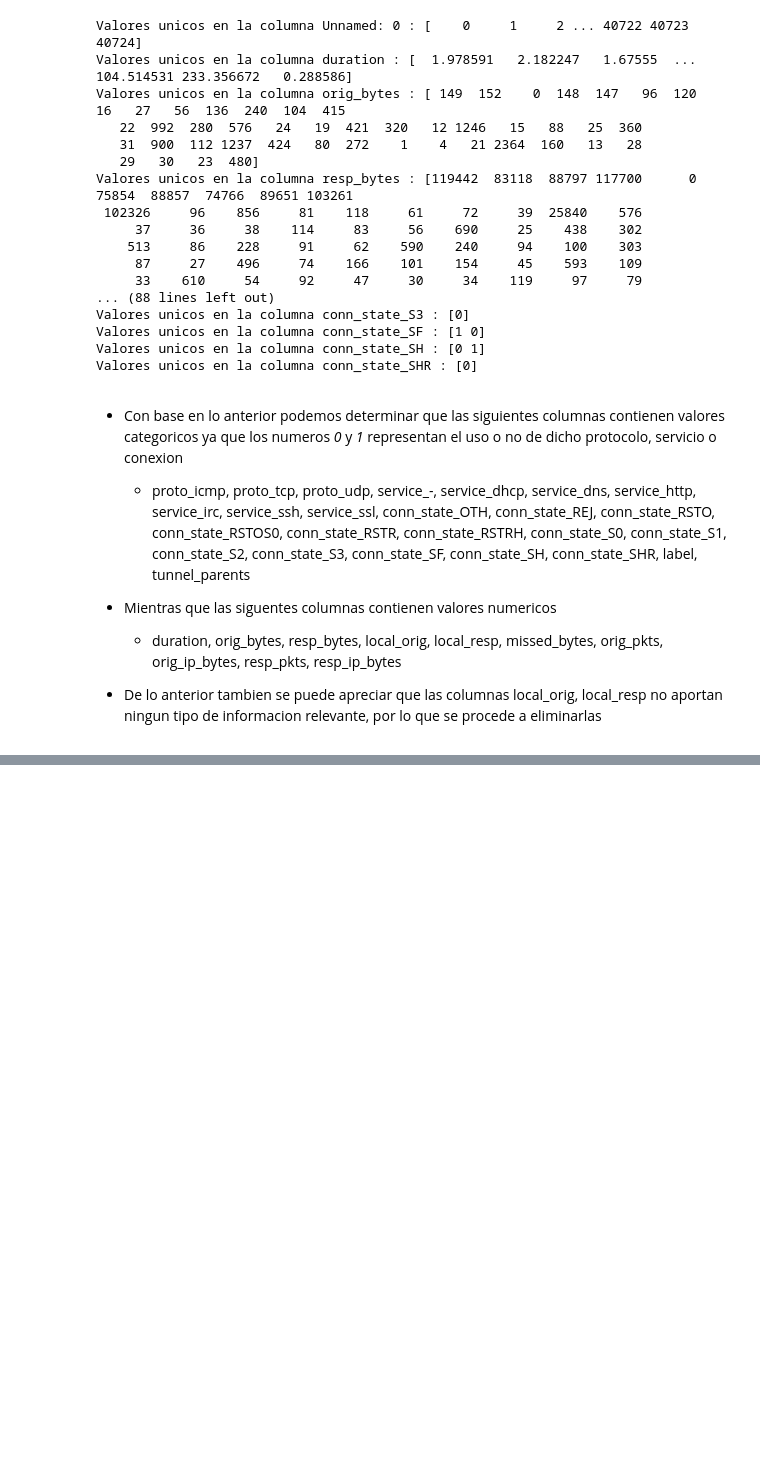
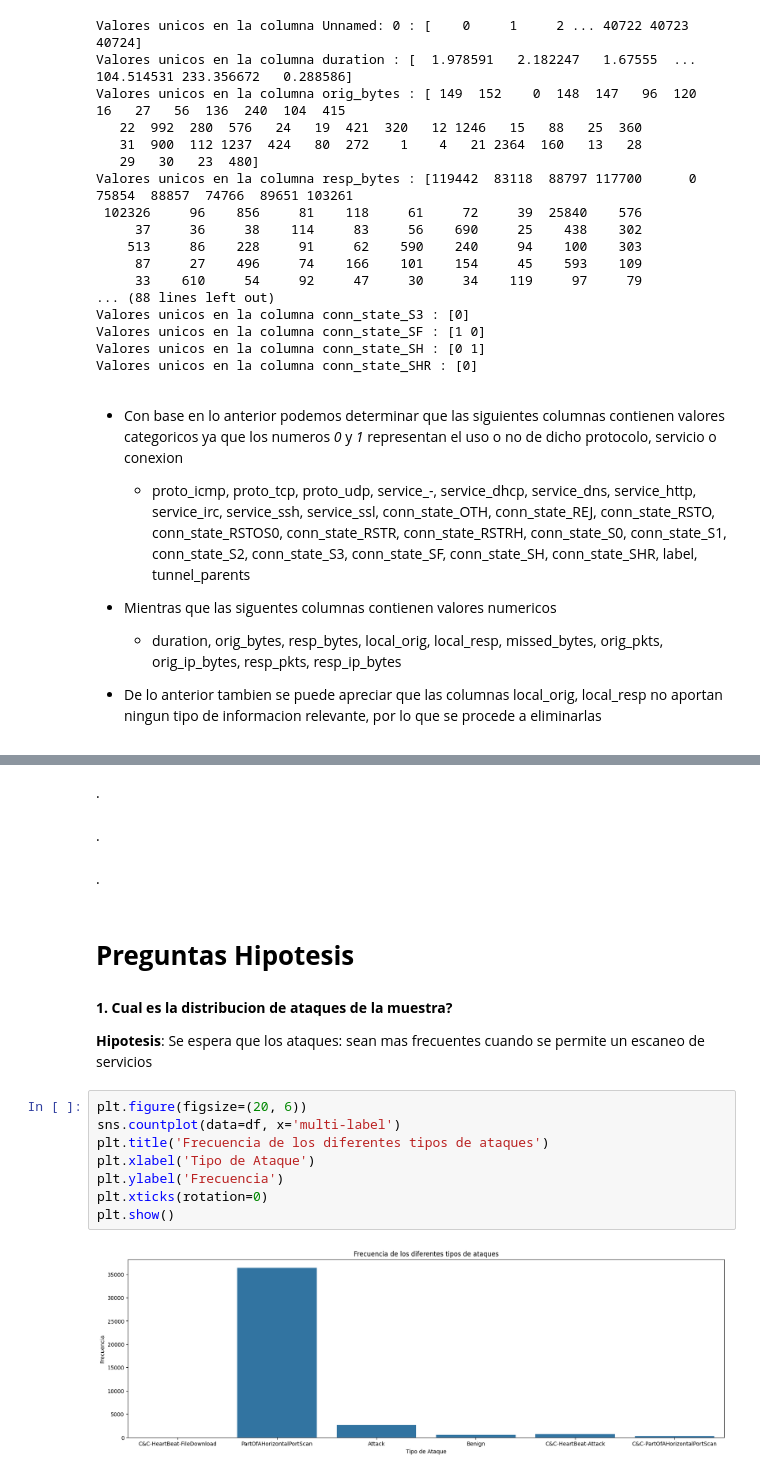
Before and after one commit to kevjavort11/DS_PrimeraEntrega, a Jupyter notebook: ProyectoDS_ParteI_Ortega.ipynb, the cells around one changed output, grey strips where cells are left out. Drawn from its saved outputs; the diff is of its cells as text; blank space fills up the shorter version.

```diff
--- a/ProyectoDS_ParteI_Ortega.ipynb
+++ b/ProyectoDS_ParteI_Ortega.ipynb
@@ -297,0 +328,22 @@ Warning: Total number of columns (34) exceeds max_columns (20) limiting to first
+# %% [markdown]
+.
+# %% [markdown]
+.
+# %% [markdown]
+.
+# %% [markdown]
+# **Preguntas Hipotesis**
+# %% [markdown]
+**1. Cual es la distribucion de ataques de la muestra?**
+
+  **Hipotesis**: Se espera que los ataques: sean mas frecuentes cuando se permite un escaneo de servicios
+# %%
+plt.figure(figsize=(20, 6))
+sns.countplot(data=df, x='multi-label')
+plt.title('Frecuencia de los diferentes tipos de ataques')
+plt.xlabel('Tipo de Ataque')
+plt.ylabel('Frecuencia')
+plt.xticks(rotation=0)
+plt.show()
+# %% [output]
+[figure, added]
```
Also changed, not shown: parts of 44 cells of this notebook.
